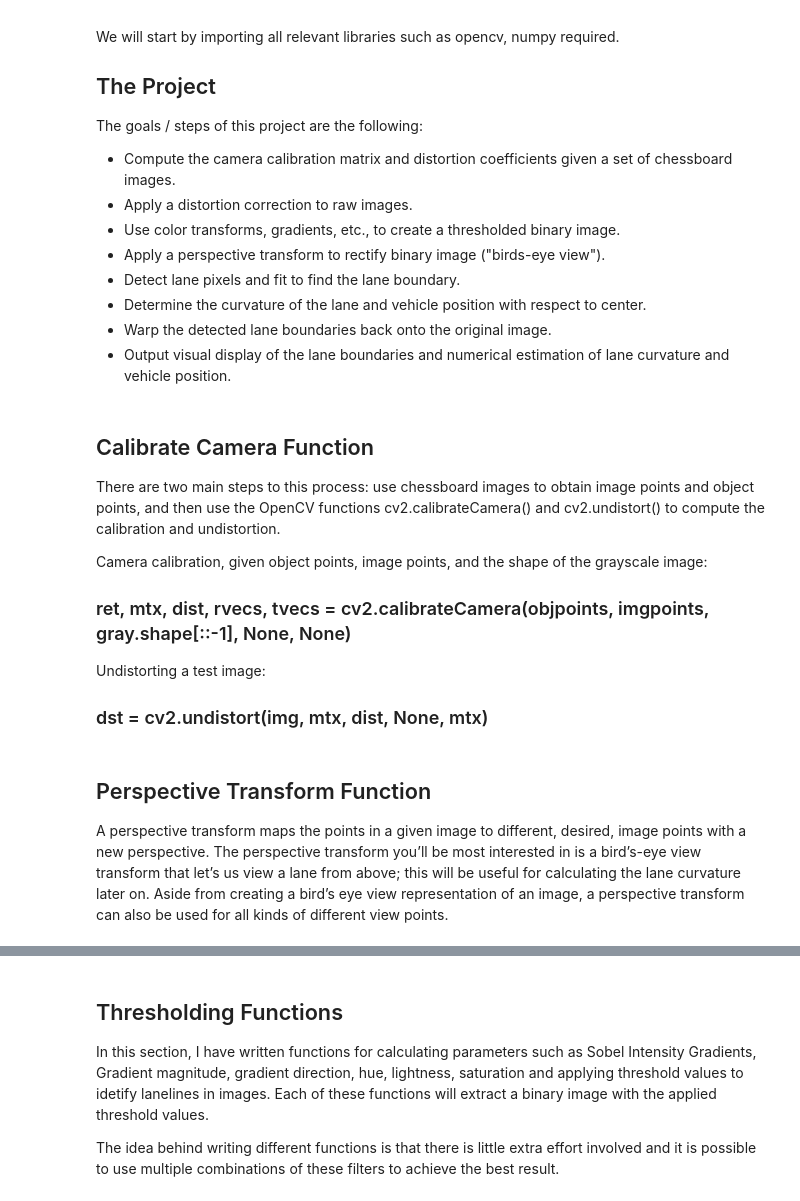
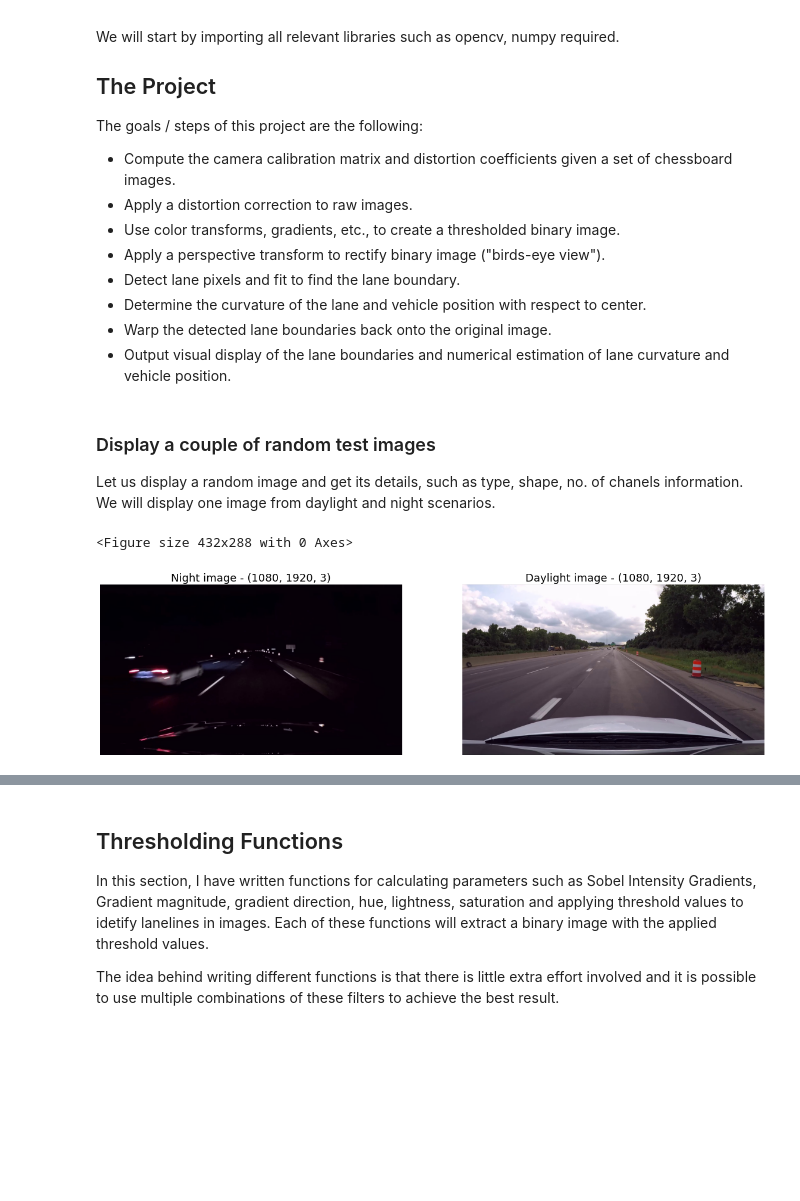
Before and after one commit to gauborg/Advanced_Lane_Detection_using_Deep_Learning, a Jupyter notebook: pipeline_images.ipynb, the cells around one changed output, grey strips where cells are left out. Cells and saved outputs as stored; diff of their text form; code cells hidden in the pictures; blank space fills up the shorter version.

Commit message:
added option to demo images at the beginning and corrected folder paths to save images

```diff
--- a/pipeline_images.ipynb
+++ b/pipeline_images.ipynb
@@ -29,19 +29,25 @@ import matplotlib.image as mpimg
 import glob
 import natsort
 import pickle
-# %% [markdown]
-## Calibrate Camera Function
-
-There are two main steps to this process: use chessboard images to obtain image points and object points, and then use the OpenCV functions cv2.calibrateCamera() and cv2.undistort() to compute the calibration and undistortion.
-
-Camera calibration, given object points, image points, and the shape of the grayscale image:
-
-### ret, mtx, dist, rvecs, tvecs = cv2.calibrateCamera(objpoints, imgpoints, gray.shape[::-1], None, None)
-
-Undistorting a test image:
-
-### dst = cv2.undistort(img, mtx, dist, None, mtx)
-# %% [markdown]
-## Perspective Transform Function
-
-A perspective transform maps the points in a given image to different, desired, image points with a new perspective. The perspective transform you’ll be most interested in is a bird’s-eye view transform that let’s us view a lane from above; this will be useful for calculating the lane curvature later on. Aside from creating a bird’s eye view representation of an image, a perspective transform can also be used for all kinds of different view points.
+# %% [markdown]
+### Display a couple of random test images
+
+Let us display a random image and get its details, such as type, shape, no. of chanels information. We will display one image from daylight and night scenarios.
+# %%
+# display a couple of random images
+
+sample_image1 = mpimg.imread("test_images/test1.jpg")
+sample_image2 = mpimg.imread("test_images/test7.jpg")
+
+plt.figure(1)
+f, (ax1, ax2) = plt.subplots(1, 2, figsize=(20,10))
+ax1.imshow(sample_image1)
+ax1.set_title(f'Night image - {sample_image2.shape}', fontsize=18)
+ax1.axis('off')
+ax2.imshow(sample_image2)
+ax2.set_title(f'Daylight image - {sample_image2.shape}', fontsize=18)
+ax2.axis('off')
+plt.show()
+# %% [output]
+<Figure size 432x288 with 0 Axes>
+[figure, added]
```
Also changed, not shown: parts of 10 cells of this notebook.
